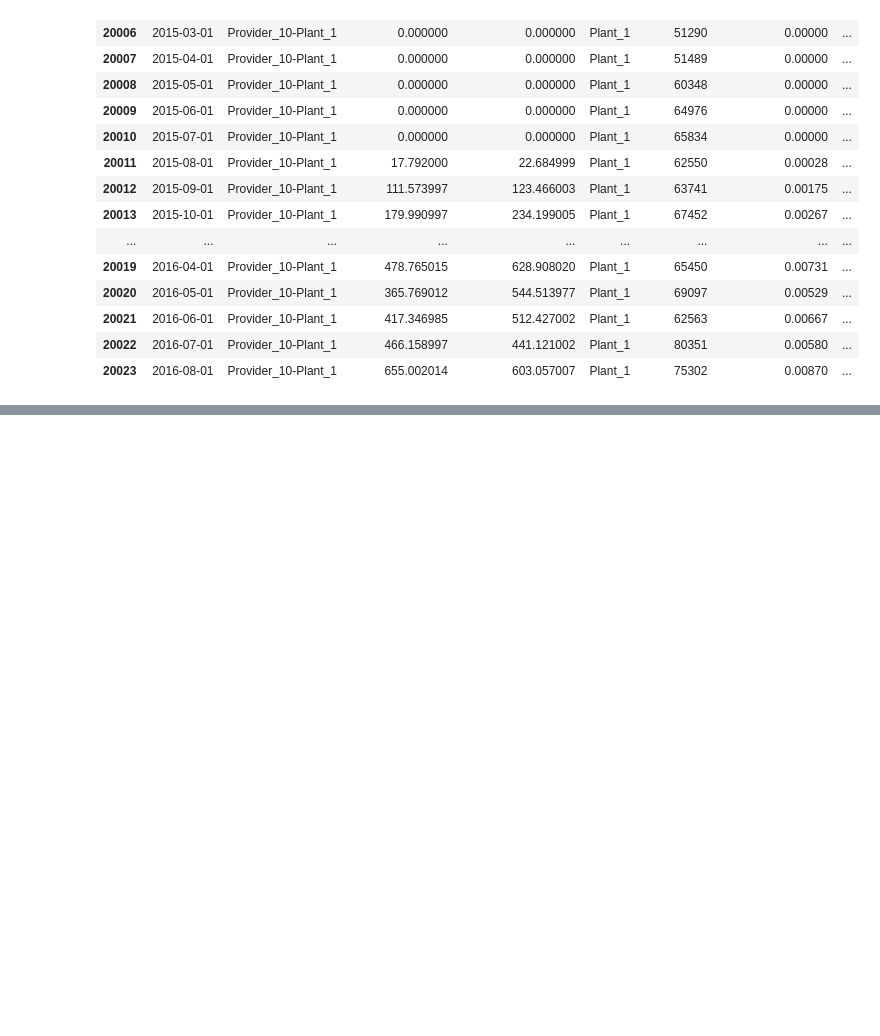
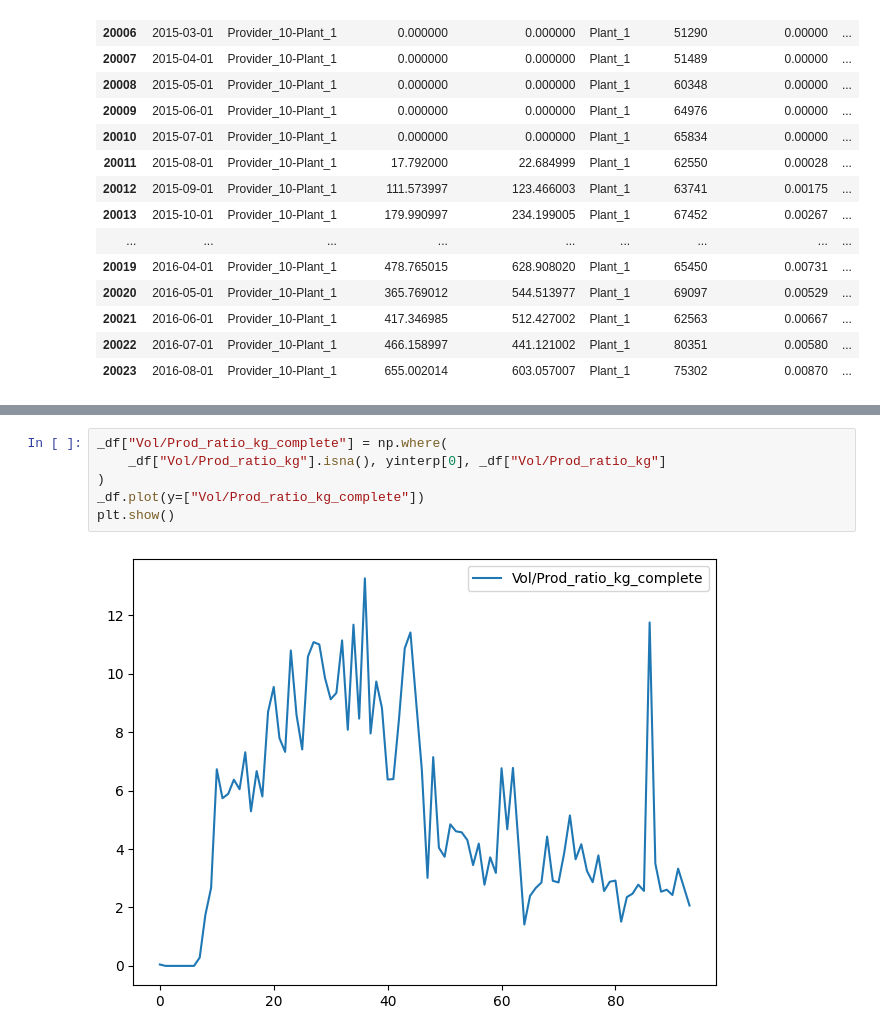
Before and after one commit to noliveraa/ValueDrivenDataScience_LogisticsApplication, a Jupyter notebook: LogisticsApplications/00-EDA.ipynb, the cells around one changed output, grey strips where cells are left out. Cells and saved outputs as stored; diff of their text form; blank space fills up the shorter version.

```diff
--- a/LogisticsApplications/00-EDA.ipynb
+++ b/LogisticsApplications/00-EDA.ipynb
@@ -517,0 +616,8 @@ Somehting we notice here for the two different Vol/prod ratios, is that when usi
+# %%
+_df["Vol/Prod_ratio_kg_complete"] = np.where(
+    _df["Vol/Prod_ratio_kg"].isna(), yinterp[0], _df["Vol/Prod_ratio_kg"]
+)
+_df.plot(y=["Vol/Prod_ratio_kg_complete"])
+plt.show()
+# %% [output]
+[figure, added]
```
Also changed, not shown: parts of 42 cells of this notebook.
